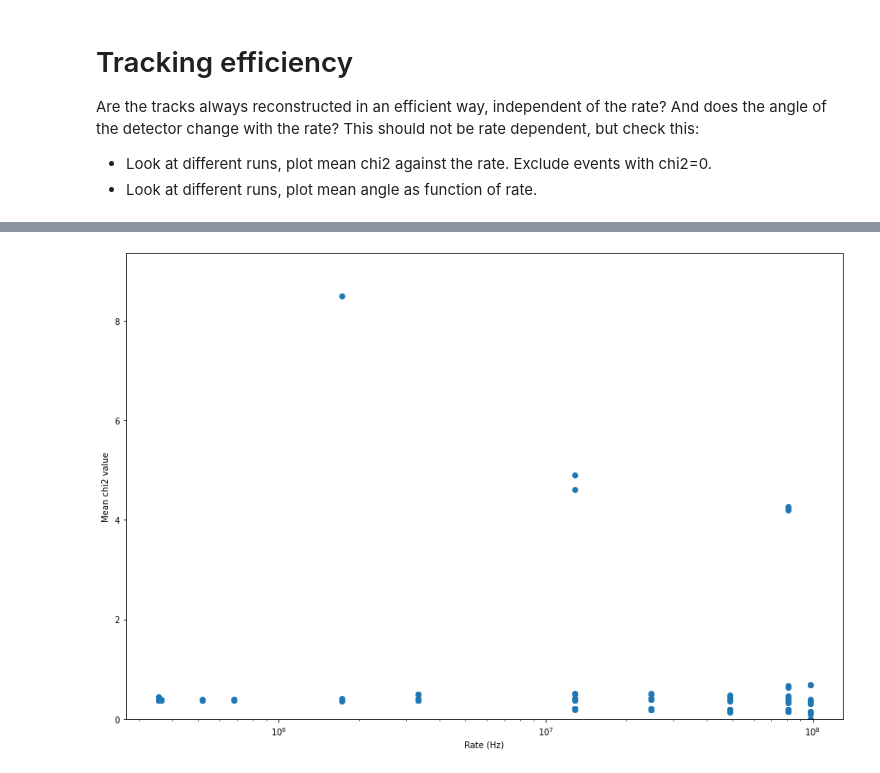
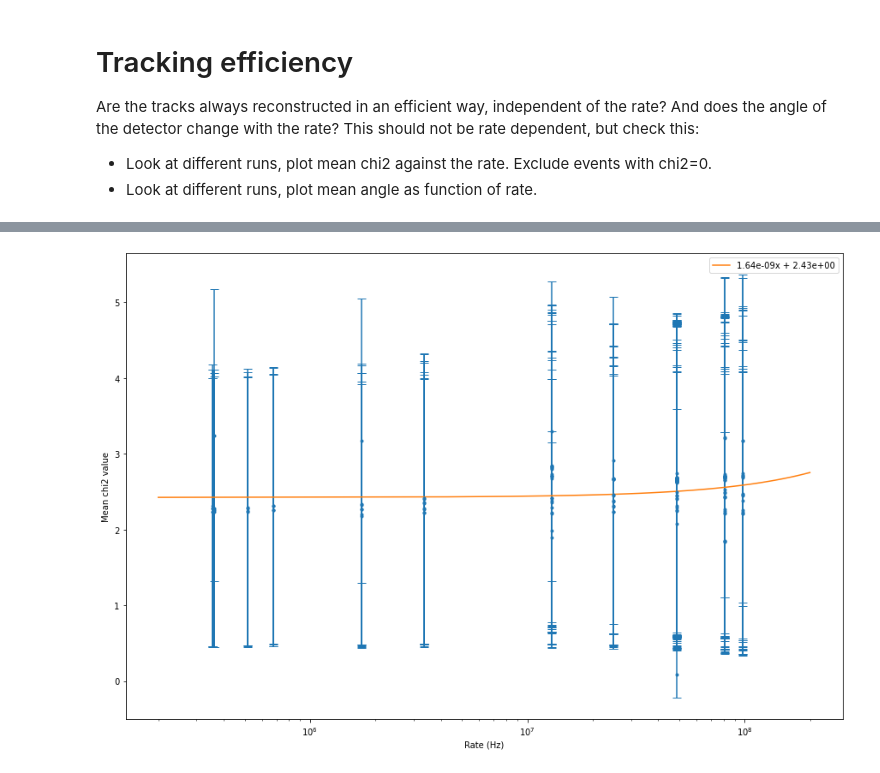
Before and after one commit to silkevdschueren/ME0_testbeam, a Jupyter notebook: Tracking_ME0-tracking_efficiency.ipynb, the cells around one changed output, grey strips where cells are left out. Drawn from its saved outputs; the diff is of its cells as text; code cells hidden in the pictures.

Commit message:
Tracking efficiency using chi2 vs rate dependence

```diff
--- a/Tracking_ME0-tracking_efficiency.ipynb
+++ b/Tracking_ME0-tracking_efficiency.ipynb
@@ -30,11 +36,15 @@ Wall time: 2min 19s
 # %%
 rate = file['source_rate']
 chi2 = file['mean_chi2']
-rotation = file['rotation']
+chi2_errors = file['std_chi2']
 # %%
 fig, ax = plt.subplots(figsize=(15, 10))
-ax.scatter(rate, chi2)
-ax.set(xlabel='Rate (Hz)', ylabel='Mean chi2 value', ylim=(0, 1.1*np.max(chi2)), xscale='log')
+ax.errorbar(rate, chi2, yerr=chi2_errors, ls="", marker=".", capsize=5)
+ax.set(xlabel='Rate (Hz)', ylabel='Mean chi2 value', xscale='log')
+
+myoutput = fit_line(rate, chi2)
+ax.plot(np.linspace(2*10**5, 2*10**8), linear(myoutput.beta, np.linspace(2*10**5, 2*10**8)), label=f"{myoutput.beta[0]:.2e}x + {myoutput.beta[1]:.2e}")
+plt.legend()
 plt.show()
 # %% [output]
-[figure, old version]
+[figure, new version]
```
Also changed, not shown: parts of 4 cells of this notebook, 1 other file.
